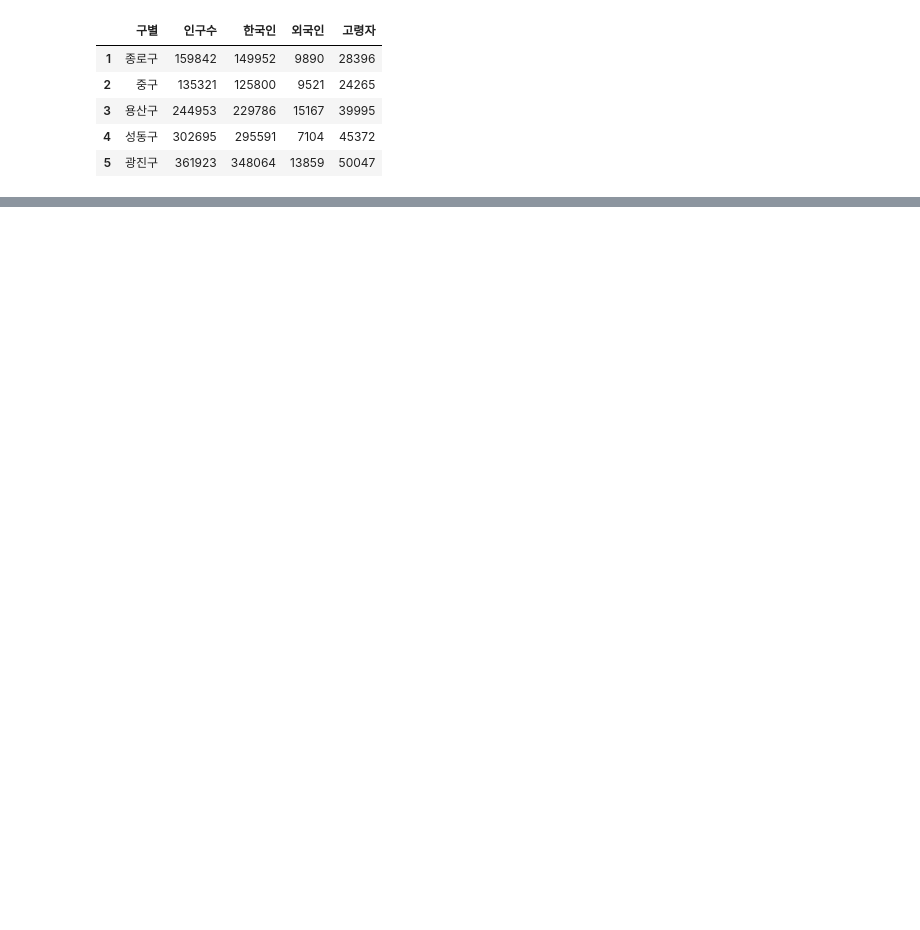
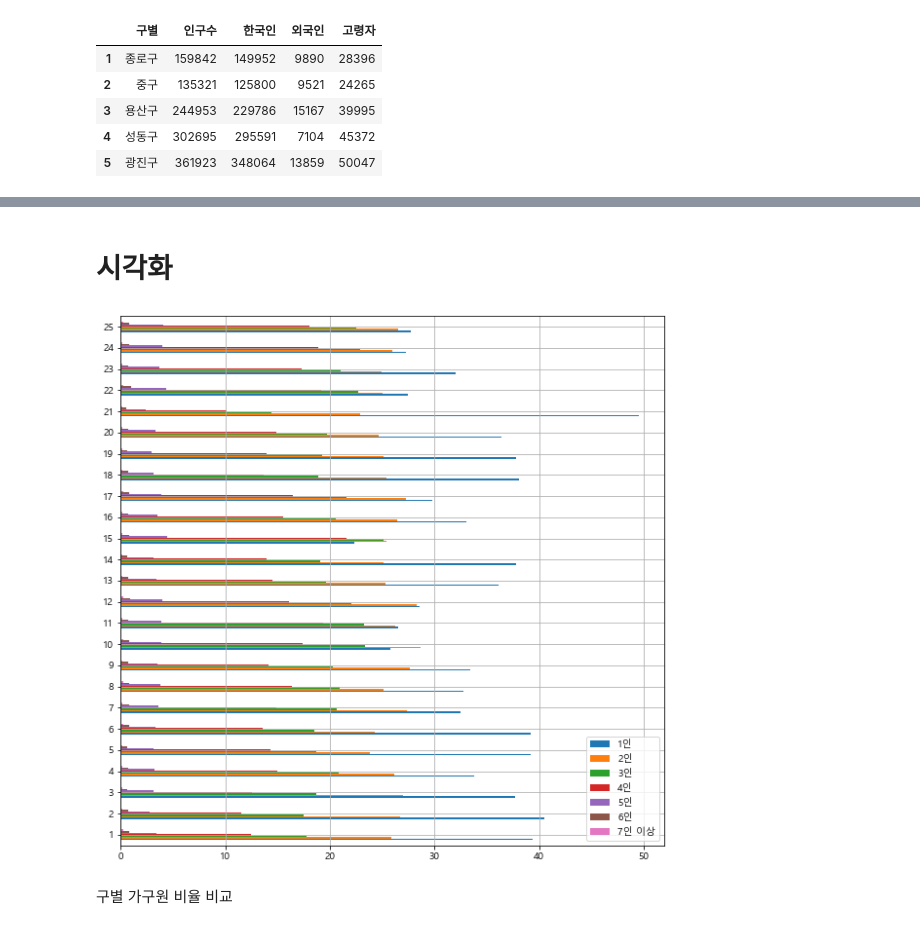
Before and after one commit to beegramin9/Python-DataScience-Hoseo-ProjectData, a Jupyter notebook: Ch1~2018/인구수 가구원수/서울 인구수와 가구원수.ipynb, the cells around one changed output, grey strips where cells are left out. Drawn from its saved outputs; the diff is of its cells as text; code cells hidden in the pictures; blank space fills up the shorter version.

```diff
--- a/Ch1~2018/인구수 가구원수/서울 인구수와 가구원수.ipynb
+++ b/Ch1~2018/인구수 가구원수/서울 인구수와 가구원수.ipynb
@@ -19,0 +52,6 @@ hh19.head()
+# %%
+hh19_rate = hh19.iloc[:,1:-1].apply(lambda r: r / r['일반가구수'] * 100 ,axis = 1)
+del hh19_rate['일반가구수']
+# %%
+hh19_rate['구별'] = hh19['구별']
+hh19_rate.head()
@@ -37,0 +116,19 @@ pop_18.head()
+# %% [markdown]
+# 시각화
+# %%
+import matplotlib as mpl
+import matplotlib.pyplot as plt
+%matplotlib inline
+# 폰트 설정
+mpl.rc('font', family='Malgun Gothic')
+# 유니코드에서  음수 부호설정
+mpl.rc('axes', unicode_minus=False)
+# 그래프 크기 고정
+plt.rcParams['figure.figsize'] = [10, 10]
+# %%
+hh19_rate.plot(kind='barh',grid=True)
+plt.show()
+# %% [output]
+[figure, added]
+# %% [markdown]
+구별 가구원 비율 비교
```
Also changed, not shown: parts of 34 cells of this notebook.
